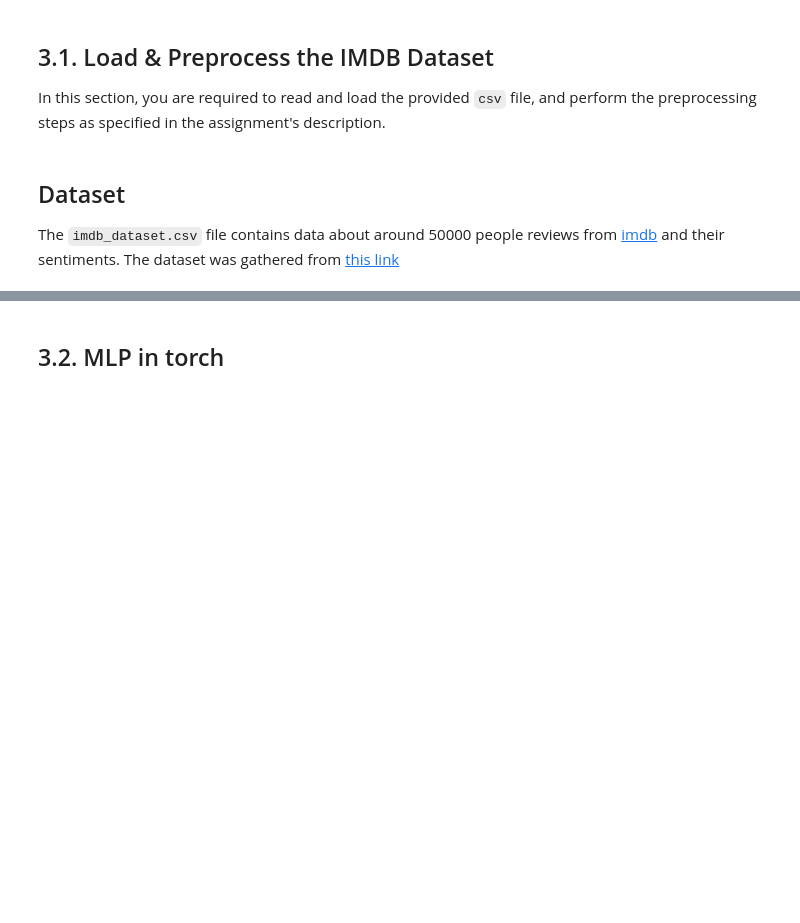
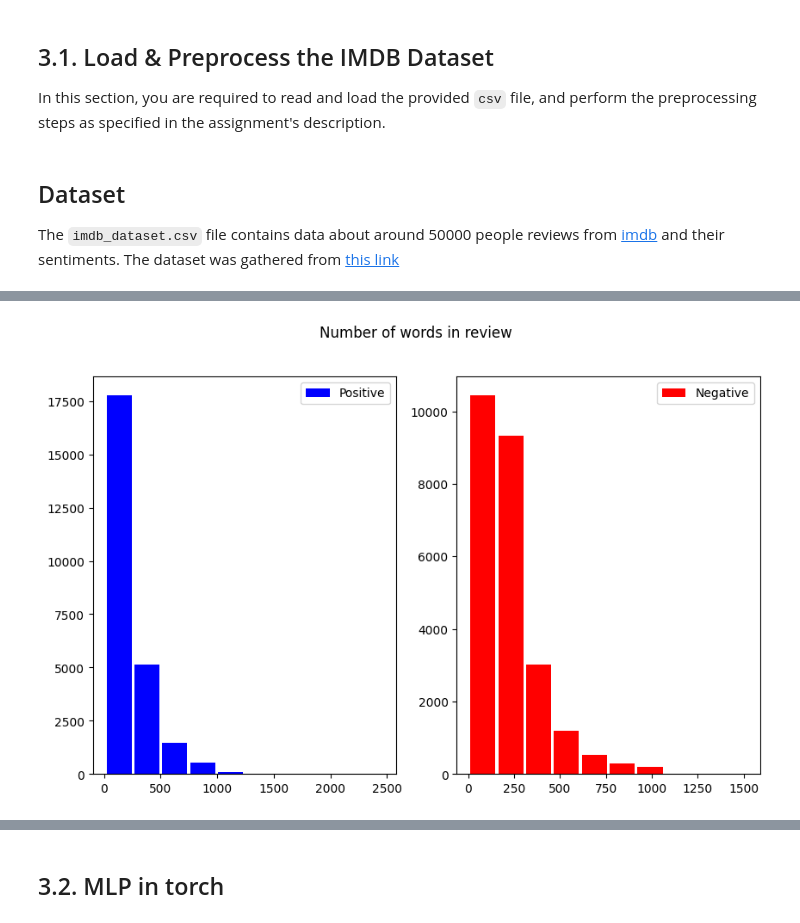
Before and after one commit to Shahriar-0/Artificial-Intelligence-Course-Projects-S2023, a Jupyter notebook: 6 - Neural Networks/AI_CA6.ipynb, the cells around one changed output, grey strips where cells are left out. Drawn from its saved outputs; the diff is of its cells as text; code cells hidden in the pictures; blank space fills up the shorter version.

```diff
--- a/6 - Neural Networks/AI_CA6.ipynb
+++ b/6 - Neural Networks/AI_CA6.ipynb
@@ -552,0 +628,3 @@ The `imdb_dataset.csv` file contains data about around 50000 people reviews from
+# %%
+df['word count'] = df['review'].apply(lambda x: len(x.split()))
+df.head()
@@ -552,0 +638,10 @@ The `imdb_dataset.csv` file contains data about around 50000 people reviews from
+# %%
+fig, ax = plt.subplots(1,2, figsize=(10,6))
+ax[0].hist(df[df['sentiment'] == 'positive']['word count'], label='Positive', color='blue', rwidth=0.9)
+ax[0].legend()
+ax[1].hist(df[df['sentiment'] == 'negative']['word count'], label='Negative', color='red', rwidth=0.9)
+ax[1].legend()
+fig.suptitle("Number of words in review")
+plt.show()
+# %% [output]
+[figure, added]
```
Also changed, not shown: parts of 33 cells of this notebook, 2 other files.
